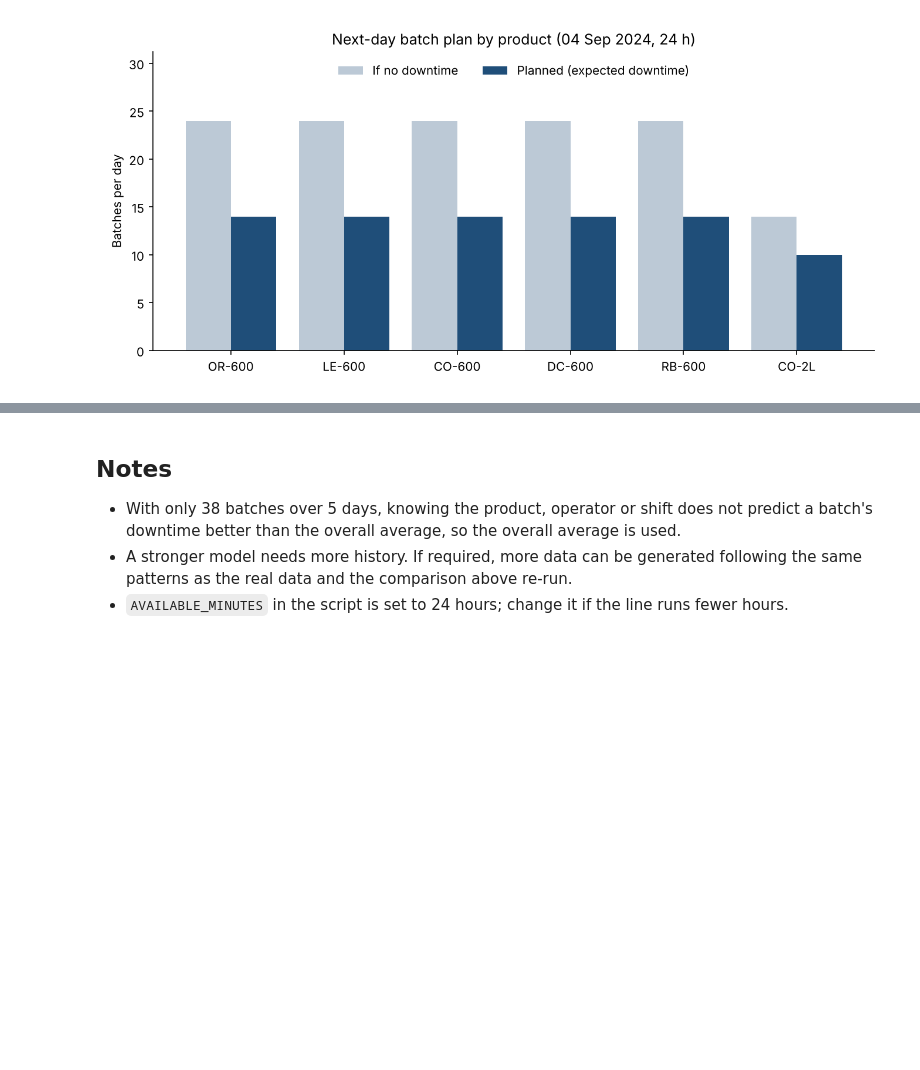
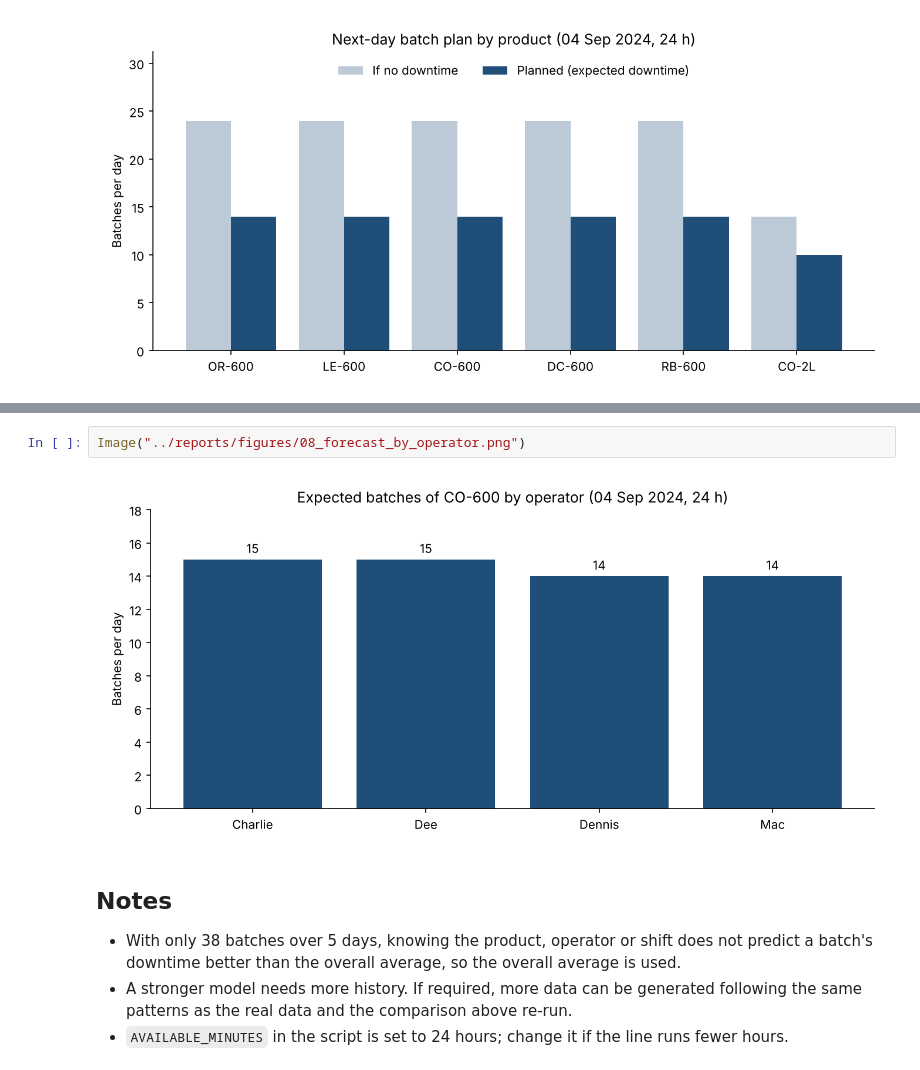
Before and after one commit to mohamed-nasser11/Manufacturing-Downtime, a Jupyter notebook: project/notebooks/02_forecast.ipynb, the cells around one changed output, grey strips where cells are left out. Cells and saved outputs as stored; diff of their text form; blank space fills up the shorter version.

```diff
--- a/project/notebooks/02_forecast.ipynb
+++ b/project/notebooks/02_forecast.ipynb
@@ -57,3 +92,7 @@ Image("../reports/figures/06_forecast_batches.png")
+# %%
+Image("../reports/figures/08_forecast_by_operator.png")
+# %% [output]
+[figure, added]
 # %% [markdown]
 ## Notes
 - With only 38 batches over 5 days, knowing the product, operator or shift does not predict a batch's downtime better than the overall average, so the overall average is used.
```
Also changed, not shown: parts of 8 cells of this notebook, 6 other files.
